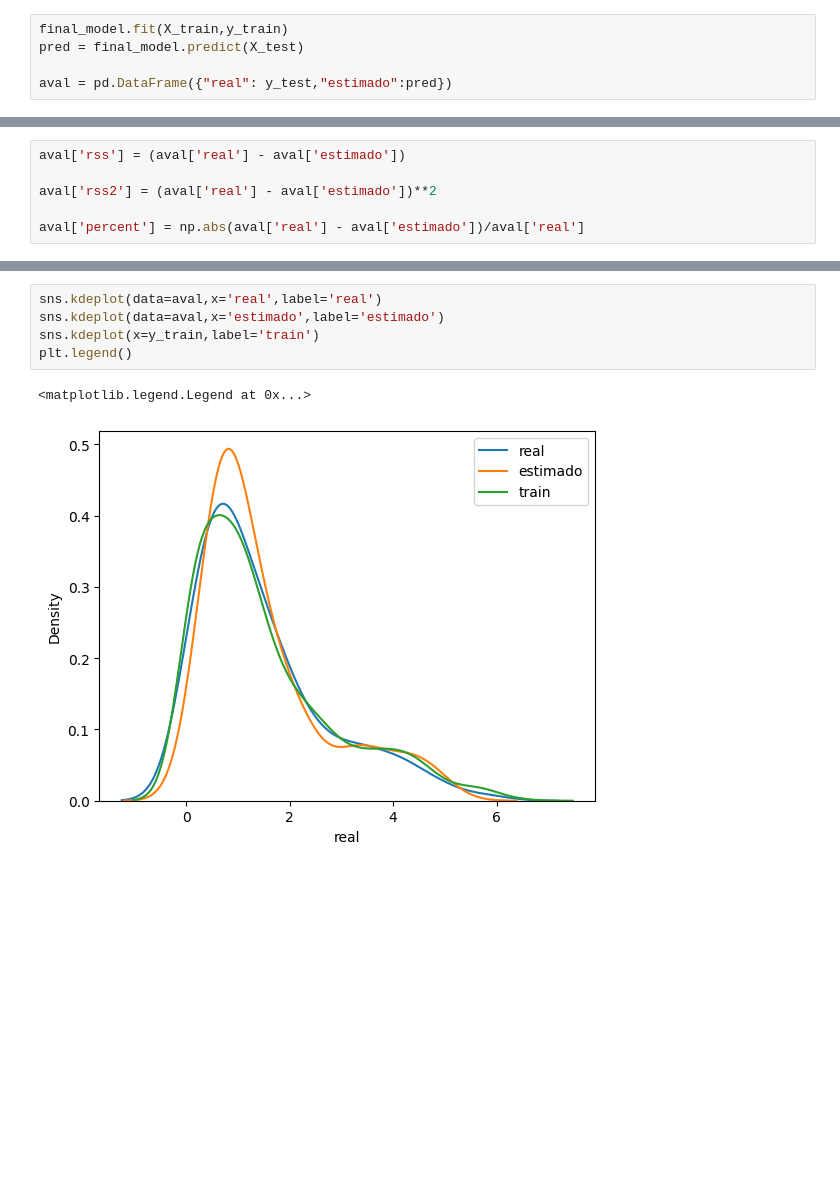
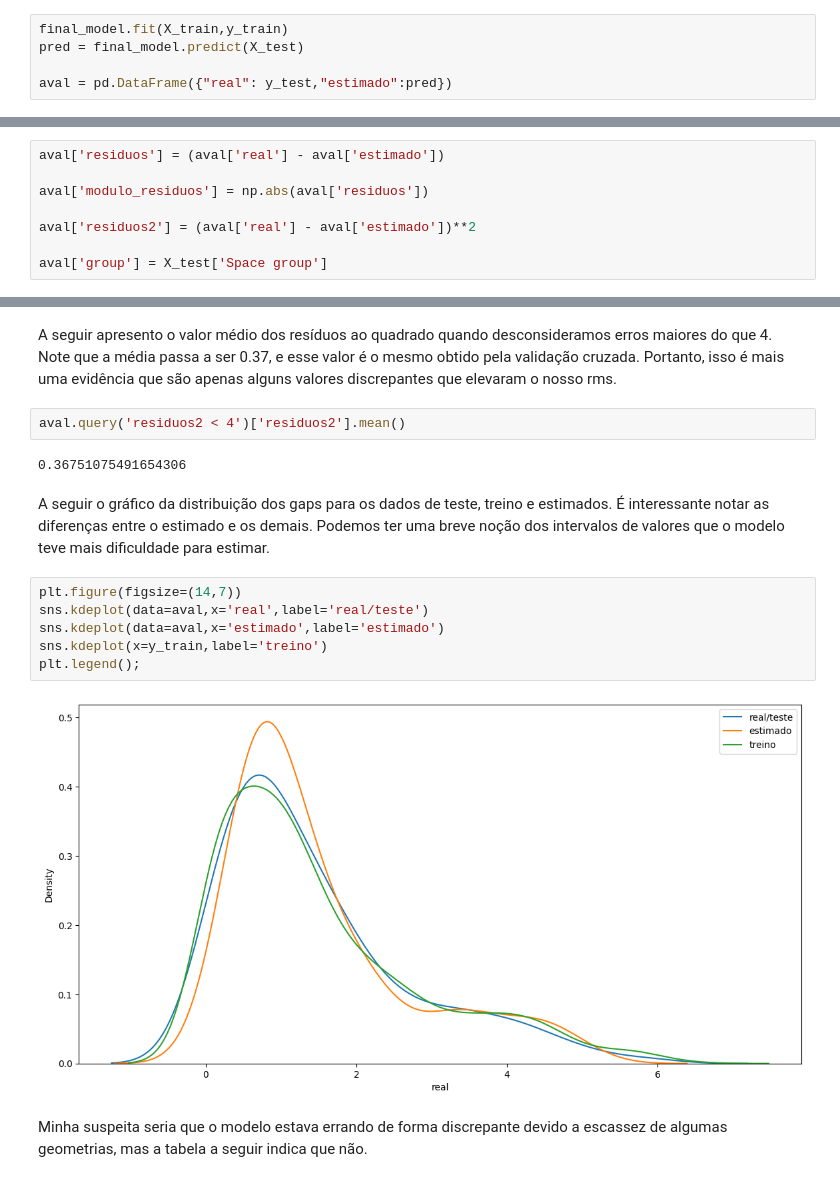
Before and after one commit to Alexandre-Esposte/Machine-learning-aplicado-f-sica, a Jupyter notebook: lista4-project2/lista4-project2.ipynb, the cells around one changed output, grey strips where cells are left out. Saved outputs shown, nothing was run; the diff lists cells and outputs as text; blank space fills up the shorter version.

```diff
--- a/lista4-project2/lista4-project2.ipynb
+++ b/lista4-project2/lista4-project2.ipynb
@@ -903,6 +917,8 @@ aval = pd.DataFrame({"real": y_test,"estimado":pred})
 # %%
-aval['rss'] = (aval['real'] - aval['estimado'])
+aval['residuos'] = (aval['real'] - aval['estimado'])
 
-aval['rss2'] = (aval['real'] - aval['estimado'])**2
+aval['modulo_residuos'] = np.abs(aval['residuos'])
 
-aval['percent'] = np.abs(aval['real'] - aval['estimado'])/aval['real']
+aval['residuos2'] = (aval['real'] - aval['estimado'])**2
+
+aval['group'] = X_test['Space group']
@@ -930,8 +980,18 @@ sns.scatterplot(data=aval,x='real',y='percent')
+# %% [markdown]
+A seguir apresento o valor médio dos resíduos ao quadrado quando desconsideramos erros maiores do que 4. Note que a média passa a ser 0.37, e esse valor é o mesmo obtido pela validação cruzada. Portanto, isso é mais uma evidência que são apenas alguns valores discrepantes que elevaram o nosso rms.
+# %%
+aval.query('residuos2 < 4')['residuos2'].mean()
+# %% [output]
+0.36751075491654306
+# %% [markdown]
+A seguir o gráfico da distribuição dos gaps para os dados de teste, treino e estimados. É interessante notar as diferenças entre o estimado e os demais. Podemos ter uma breve noção dos intervalos de valores que o modelo teve mais dificuldade para estimar.
 # %%
-sns.kdeplot(data=aval,x='real',label='real')
+plt.figure(figsize=(14,7))
+sns.kdeplot(data=aval,x='real',label='real/teste')
 sns.kdeplot(data=aval,x='estimado',label='estimado')
-sns.kdeplot(x=y_train,label='train')
-plt.legend()
+sns.kdeplot(x=y_train,label='treino')
+plt.legend();
 # %% [output]
-<matplotlib.legend.Legend at 0x...>
-[figure, old version]
+[figure, new version]
+# %% [markdown]
+Minha suspeita seria que o modelo estava errando de forma discrepante devido a escassez de algumas geometrias, mas a tabela a seguir indica que não.
```
Also changed, not shown: parts of 32 cells of this notebook, 4 other files.
